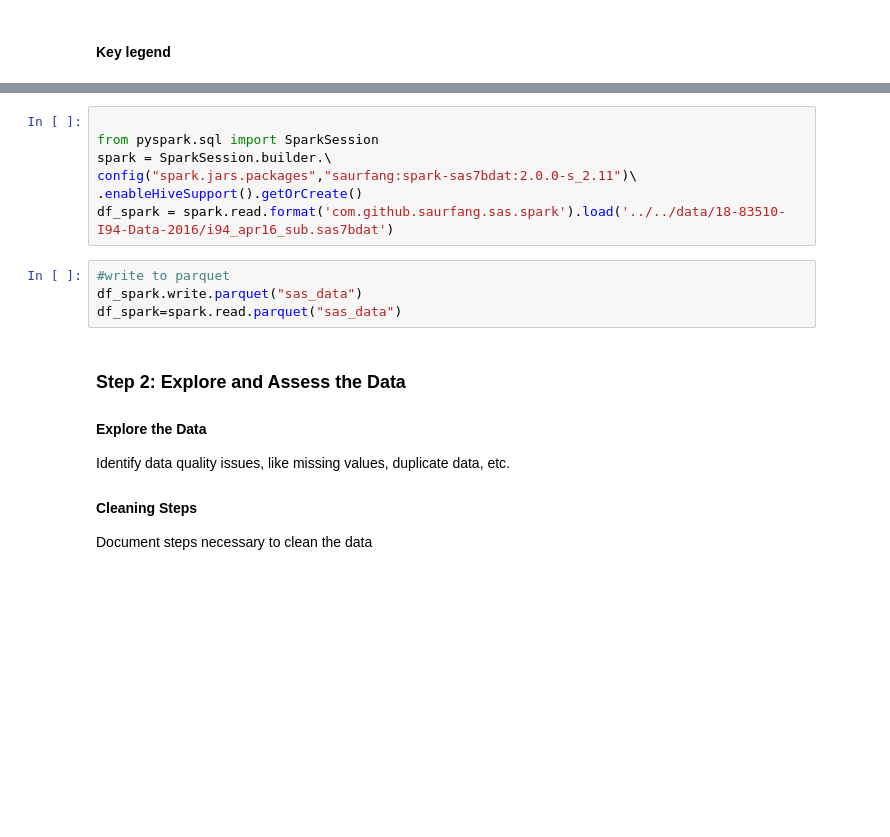
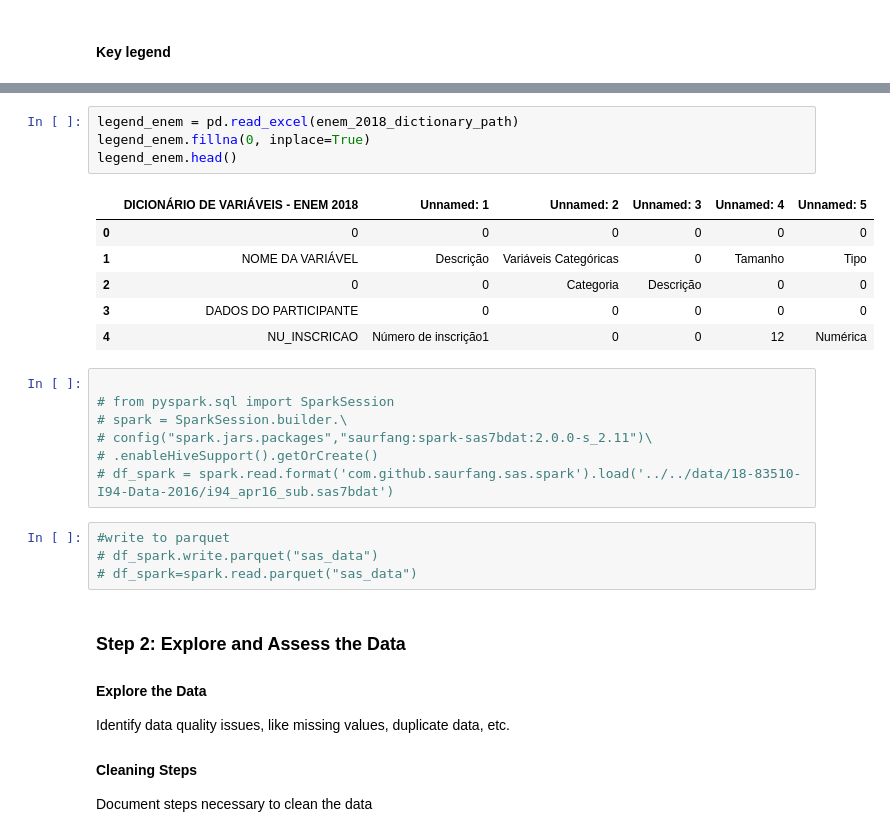
Before and after one commit to davidsondefaria/Capstone, a Jupyter notebook: Capstone Project Template.ipynb, the cells around one changed output, grey strips where cells are left out. Cells and saved outputs as stored; diff of their text form; blank space fills up the shorter version.

```diff
--- a/Capstone Project Template.ipynb
+++ b/Capstone Project Template.ipynb
@@ -89,17 +105,28 @@ legend
 | 79 | WALLMART | Total number of Walmart Stores | 2018-12 | - | https://tabloide.walmartbrasil.co... | NaN |
 | 80 | POST_OFFICES | Total number of post offices | 2019-05 | - | http://www2.correios.com.br/siste... | NaN |
 81 rows × 6 columns
+# %%
+legend_enem = pd.read_excel(enem_2018_dictionary_path)
+legend_enem.fillna(0, inplace=True)
+legend_enem.head()
+# %% [output]
+|  | DICIONÁRIO DE VARIÁVEIS - ENEM 2018 | Unnamed: 1 | Unnamed: 2 | Unnamed: 3 | Unnamed: 4 | Unnamed: 5 |
+| 0 | 0 | 0 | 0 | 0 | 0 | 0 |
+| 1 | NOME DA VARIÁVEL | Descrição | Variáveis Categóricas | 0 | Tamanho | Tipo |
+| 2 | 0 | 0 | Categoria | Descrição | 0 | 0 |
+| 3 | DADOS DO PARTICIPANTE | 0 | 0 | 0 | 0 | 0 |
+| 4 | NU_INSCRICAO | Número de inscrição1 | 0 | 0 | 12 | Numérica |
 # %%
 
-from pyspark.sql import SparkSession
-spark = SparkSession.builder.\
-config("spark.jars.packages","saurfang:spark-sas7bdat:2.0.0-s_2.11")\
-.enableHiveSupport().getOrCreate()
-df_spark = spark.read.format('com.github.saurfang.sas.spark').load('../../data/18-83510-I94-Data-2016/i94_apr16_sub.sas7bdat')
+# from pyspark.sql import SparkSession
+# spark = SparkSession.builder.\
+# config("spark.jars.packages","saurfang:spark-sas7bdat:2.0.0-s_2.11")\
+# .enableHiveSupport().getOrCreate()
+# df_spark = spark.read.format('com.github.saurfang.sas.spark').load('../../data/18-83510-I94-Data-2016/i94_apr16_sub.sas7bdat')
 # %%
 #write to parquet
-df_spark.write.parquet("sas_data")
-df_spark=spark.read.parquet("sas_data")
+# df_spark.write.parquet("sas_data")
+# df_spark=spark.read.parquet("sas_data")
 # %% [markdown]
 ### Step 2: Explore and Assess the Data
 #### Explore the Data
```
Also changed, not shown: parts of 17 cells of this notebook, 15 other files.
